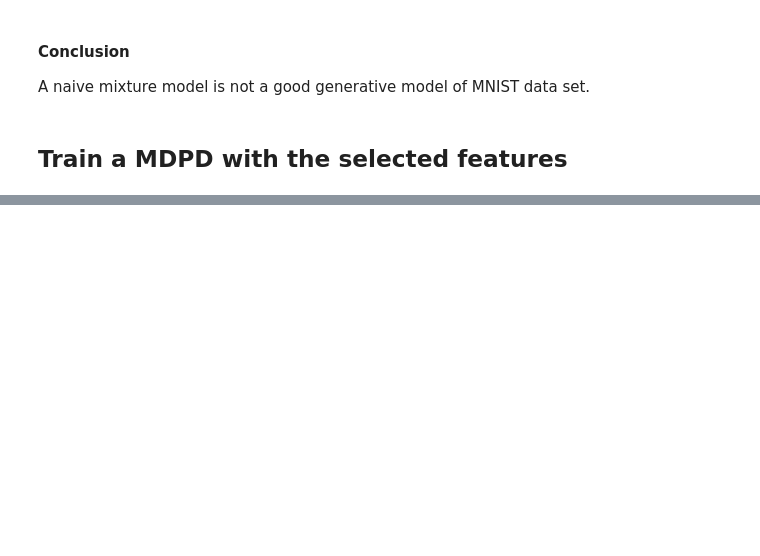
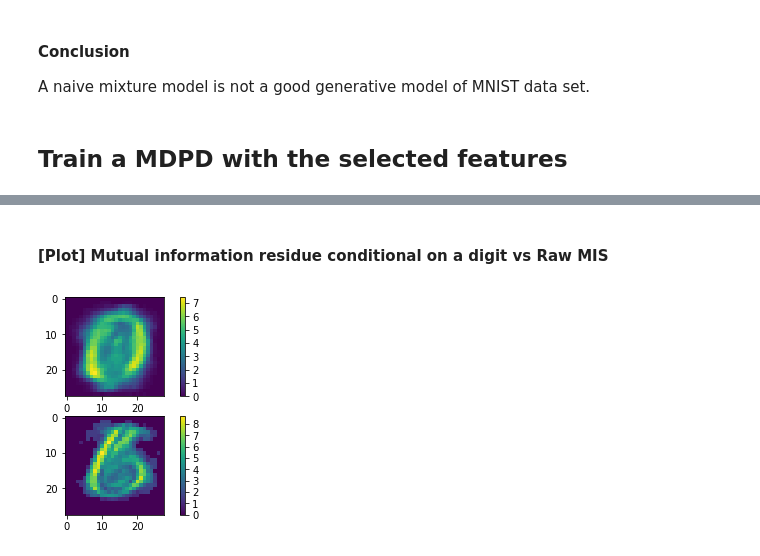
Before and after one commit to zyzzhaoyuzhe/MDPD, a Jupyter notebook: python/MNIST.ipynb, the cells around one changed output, grey strips where cells are left out. Drawn from its saved outputs; the diff is of its cells as text; code cells hidden in the pictures; blank space fills up the shorter version.

```diff
--- a/python/MNIST.ipynb
+++ b/python/MNIST.ipynb
@@ -190,0 +204,6 @@ foo.shape
+# %% [markdown]
+#### [Plot] Mutual information residue conditional on a digit vs Raw MIS
+# %%
+show_img([sigma_origin, sigma_condition[:,3]])
+# %% [output]
+[figure, added]
```
Also changed, not shown: parts of 24 cells of this notebook, 3 other files.
